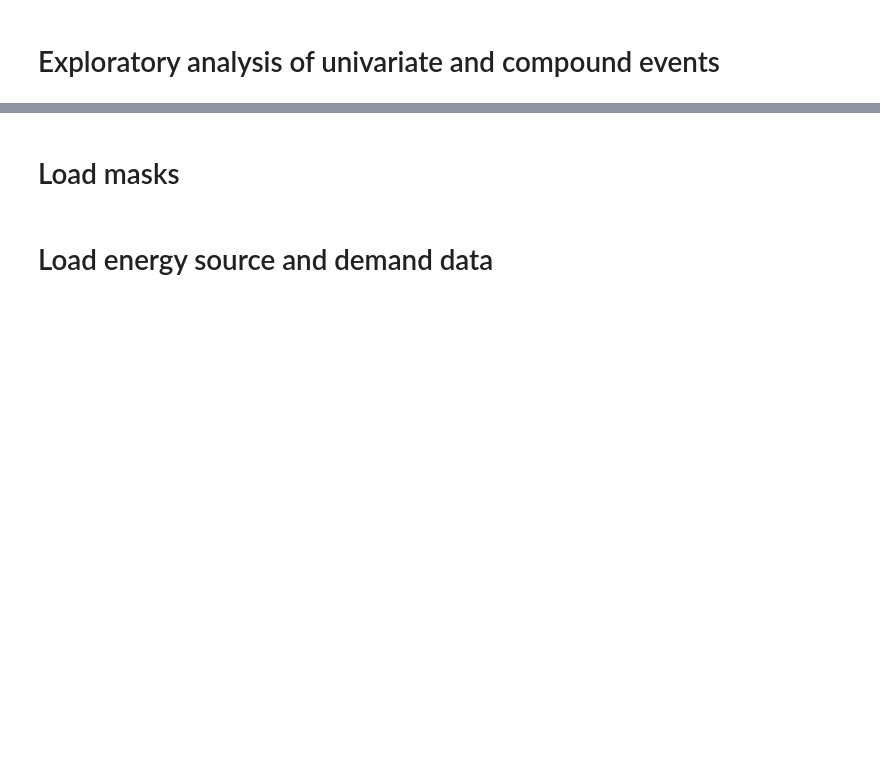
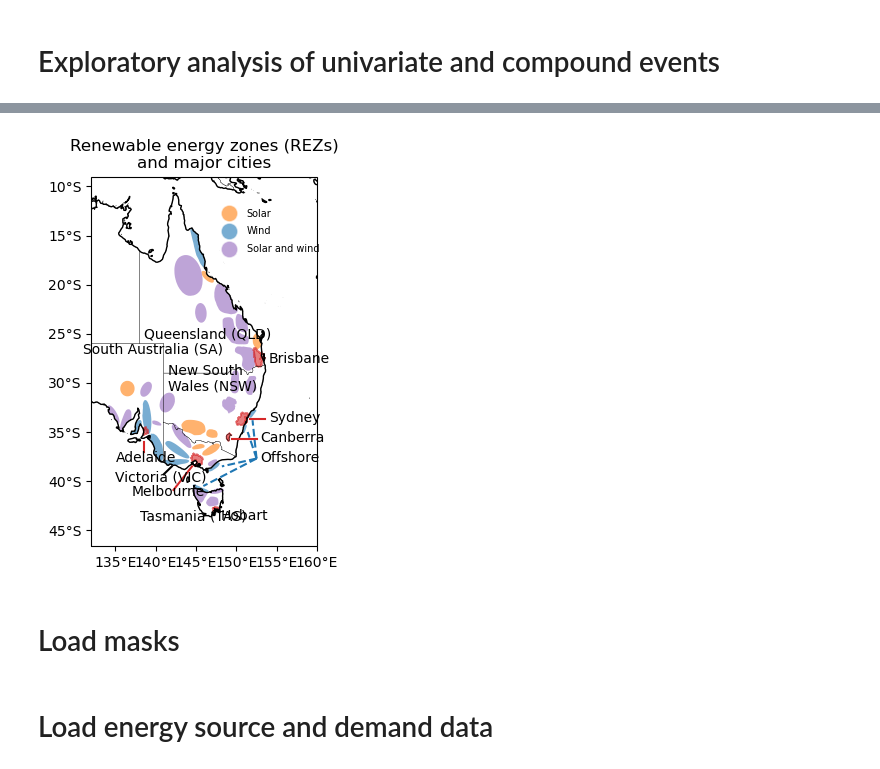
Before and after one commit to dougrichardson/Richardson_2023_energy, a Jupyter notebook: 1_energy_events.ipynb, the cells around one changed output, grey strips where cells are left out. Drawn from its saved outputs; the diff is of its cells as text; code cells hidden in the pictures; blank space fills up the shorter version.

```diff
--- a/1_energy_events.ipynb
+++ b/1_energy_events.ipynb
@@ -77,3 +126,8 @@ colors = prop_cycle.by_key()['color']
+# %%
+fig, ax = plt.subplots(1, 1, subplot_kw={'projection': ccrs.PlateCarree()})
+plot_REZ_GCCSA(ax)
+# %% [output]
+[figure, added]
 # %% [markdown]
 # Load masks
 # %%
```
Also changed, not shown: parts of 17 cells of this notebook, 2 other files.
